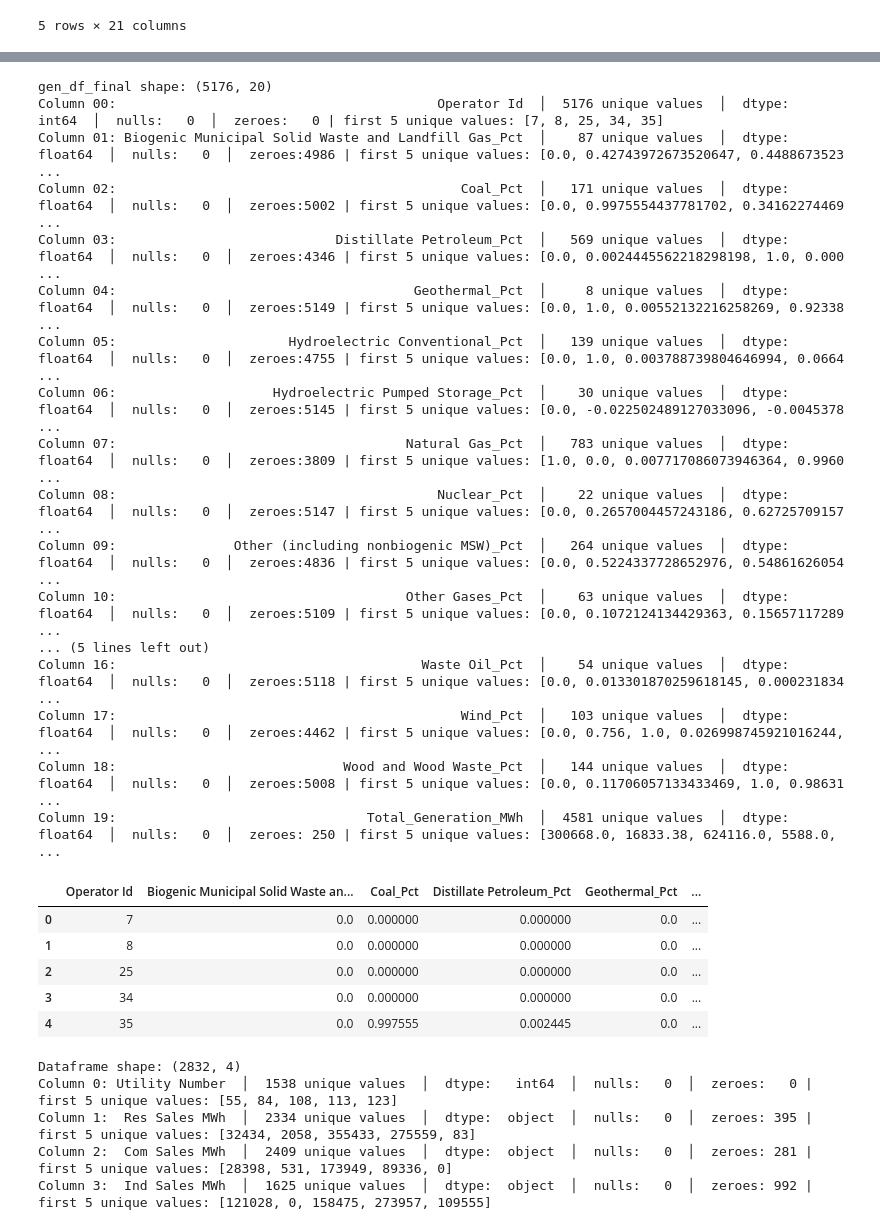
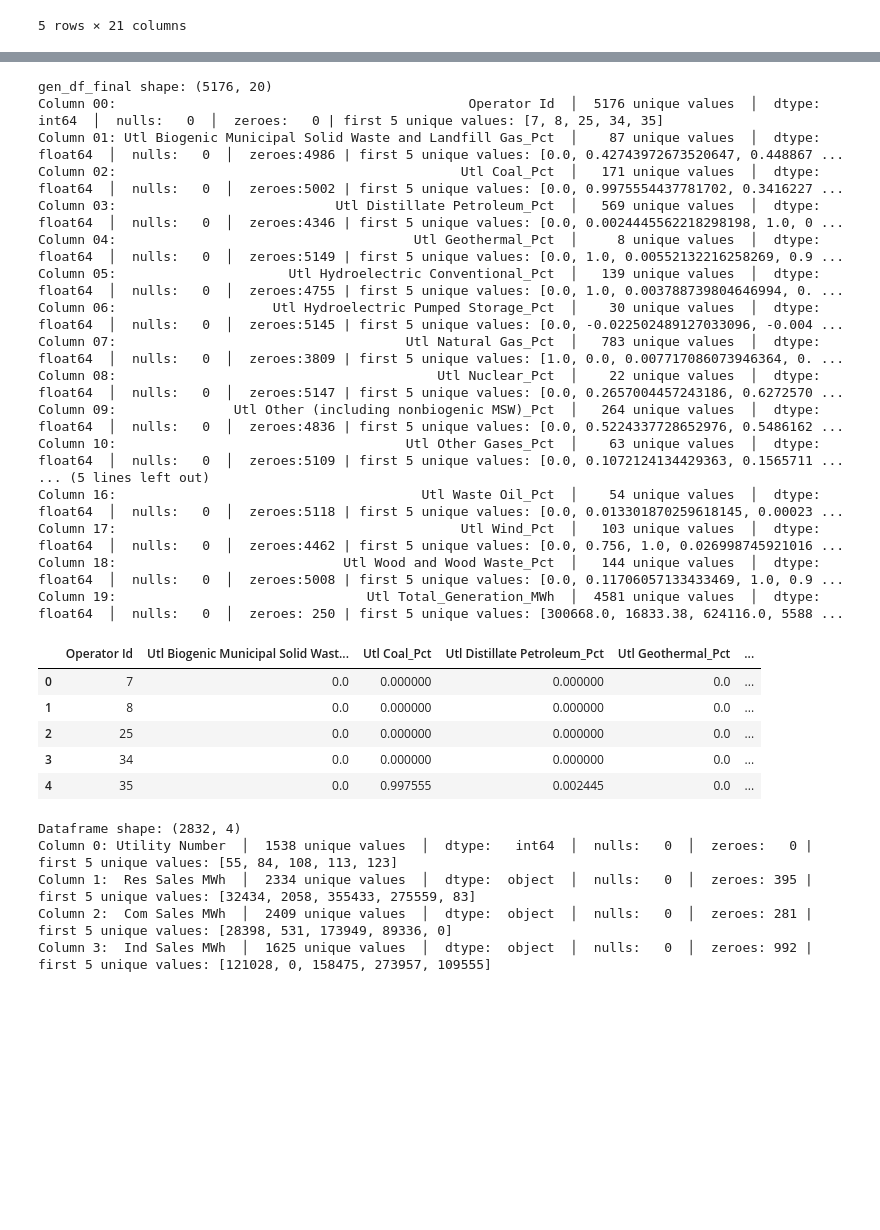
Before and after one commit to jcraciun/watts-the-cost-DATASCI-207, a Jupyter notebook: Watt is the Cost Data Cleaning.ipynb, the cells around one changed output, grey strips where cells are left out. Saved outputs shown, nothing was run; the diff lists cells and outputs as text; code cells hidden in the pictures; blank space fills up the shorter version.

```diff
--- a/Watt is the Cost Data Cleaning.ipynb
+++ b/Watt is the Cost Data Cleaning.ipynb
@@ -456,52 +456,52 @@ eia_mer_decoder = {
 'WWW': 'Wood and Wood Waste',
 }
 
 gen_df_filtered['Fuel_Description'] = gen_df_filtered['MER Fuel Type Code'].map(eia_mer_decoder).fillna('Other Unknown')
 
 
 #group by fuel type
 grouped = gen_df_filtered.groupby(['Operator Id', 'Fuel_Description'])['Net Generation (Megawatthours)'].sum().reset_index()
 
 gen_df_pivoted = grouped.pivot(index='Operator Id', columns = 'Fuel_Description', values = 'Net Generation (Megawatthours)').fillna(0)
 
-gen_df_pivoted['Total_Generation_MWh'] = gen_df_pivoted.sum(axis=1)
+gen_df_pivoted['Utl Total_Generation_MWh'] = gen_df_pivoted.sum(axis=1)
 
 fuel_columns = [col for col in gen_df_pivoted.columns if col in eia_mer_decoder.values()]
 for fuel in fuel_columns:
-    gen_df_pivoted[fuel] = (gen_df_pivoted[fuel]/gen_df_pivoted['Total_Generation_MWh']).fillna(0)
-    gen_df_pivoted = gen_df_pivoted.rename(columns= {fuel: f"{fuel}_Pct"})
+    gen_df_pivoted[fuel] = (gen_df_pivoted[fuel]/gen_df_pivoted['Utl Total_Generation_MWh']).fillna(0)
+    gen_df_pivoted = gen_df_pivoted.rename(columns= {fuel: f"Utl {fuel}_Pct"})
 
 gen_df_pivoted = gen_df_pivoted.reset_index()
 gen_df_pivoted.columns.name = None
 
 
 #Force Operator Id to Int
 gen_df_pivoted['Operator Id'] = pd.to_numeric(gen_df_pivoted['Operator Id'], errors = 'coerce')
 gen_df_pivoted = gen_df_pivoted.dropna()
 gen_df_pivoted['Operator Id'] = gen_df_pivoted['Operator Id'].astype(int)
 
 
 gen_df_final = gen_df_pivoted
 print_df_detail(gen_df_final, "gen_df_final")
 # %% [output]
 gen_df_final shape: (5176, 20)
-Column 00:                                         Operator Id  │  5176 unique values  │  dtype:   int64  │  nulls:   0  │  zeroes:   0 | first 5 unique values: [7, 8, 25, 34, 35]
-Column 01: Biogenic Municipal Solid Waste and Landfill Gas_Pct  │    87 unique values  │  dtype: float64  │  nulls:   0  │  zeroes:4986 | first 5 unique values: [0.0, 0.42743972673520647, 0.4488673523 ...
-Column 02:                                            Coal_Pct  │   171 unique values  │  dtype: float64  │  nulls:   0  │  zeroes:5002 | first 5 unique values: [0.0, 0.9975554437781702, 0.34162274469 ...
-Column 03:                            Distillate Petroleum_Pct  │   569 unique values  │  dtype: float64  │  nulls:   0  │  zeroes:4346 | first 5 unique values: [0.0, 0.0024445562218298198, 1.0, 0.000 ...
-Column 04:                                      Geothermal_Pct  │     8 unique values  │  dtype: float64  │  nulls:   0  │  zeroes:5149 | first 5 unique values: [0.0, 1.0, 0.00552132216258269, 0.92338 ...
-Column 05:                      Hydroelectric Conventional_Pct  │   139 unique values  │  dtype: float64  │  nulls:   0  │  zeroes:4755 | first 5 unique values: [0.0, 1.0, 0.003788739804646994, 0.0664 ...
-Column 06:                    Hydroelectric Pumped Storage_Pct  │    30 unique values  │  dtype: float64  │  nulls:   0  │  zeroes:5145 | first 5 unique values: [0.0, -0.022502489127033096, -0.0045378 ...
-Column 07:                                     Natural Gas_Pct  │   783 unique values  │  dtype: float64  │  nulls:   0  │  zeroes:3809 | first 5 unique values: [1.0, 0.0, 0.007717086073946364, 0.9960 ...
-Column 08:                                         Nuclear_Pct  │    22 unique values  │  dtype: float64  │  nulls:   0  │  zeroes:5147 | first 5 unique values: [0.0, 0.2657004457243186, 0.62725709157 ...
-Column 09:               Other (including nonbiogenic MSW)_Pct  │   264 unique values  │  dtype: float64  │  nulls:   0  │  zeroes:4836 | first 5 unique values: [0.0, 0.5224337728652976, 0.54861626054 ...
-Column 10:                                     Other Gases_Pct  │    63 unique values  │  dtype: float64  │  nulls:   0  │  zeroes:5109 | first 5 unique values: [0.0, 0.1072124134429363, 0.15657117289 ...
+Column 00:                                             Operator Id  │  5176 unique values  │  dtype:   int64  │  nulls:   0  │  zeroes:   0 | first 5 unique values: [7, 8, 25, 34, 35]
+Column 01: Utl Biogenic Municipal Solid Waste and Landfill Gas_Pct  │    87 unique values  │  dtype: float64  │  nulls:   0  │  zeroes:4986 | first 5 unique values: [0.0, 0.42743972673520647, 0.448867 ...
+Column 02:                                            Utl Coal_Pct  │   171 unique values  │  dtype: float64  │  nulls:   0  │  zeroes:5002 | first 5 unique values: [0.0, 0.9975554437781702, 0.3416227 ...
+Column 03:                            Utl Distillate Petroleum_Pct  │   569 unique values  │  dtype: float64  │  nulls:   0  │  zeroes:4346 | first 5 unique values: [0.0, 0.0024445562218298198, 1.0, 0 ...
+Column 04:                                      Utl Geothermal_Pct  │     8 unique values  │  dtype: float64  │  nulls:   0  │  zeroes:5149 | first 5 unique values: [0.0, 1.0, 0.00552132216258269, 0.9 ...
+Column 05:                      Utl Hydroelectric Conventional_Pct  │   139 unique values  │  dtype: float64  │  nulls:   0  │  zeroes:4755 | first 5 unique values: [0.0, 1.0, 0.003788739804646994, 0. ...
+Column 06:                    Utl Hydroelectric Pumped Storage_Pct  │    30 unique values  │  dtype: float64  │  nulls:   0  │  zeroes:5145 | first 5 unique values: [0.0, -0.022502489127033096, -0.004 ...
+Column 07:                                     Utl Natural Gas_Pct  │   783 unique values  │  dtype: float64  │  nulls:   0  │  zeroes:3809 | first 5 unique values: [1.0, 0.0, 0.007717086073946364, 0. ...
+Column 08:                                         Utl Nuclear_Pct  │    22 unique values  │  dtype: float64  │  nulls:   0  │  zeroes:5147 | first 5 unique values: [0.0, 0.2657004457243186, 0.6272570 ...
+Column 09:               Utl Other (including nonbiogenic MSW)_Pct  │   264 unique values  │  dtype: float64  │  nulls:   0  │  zeroes:4836 | first 5 unique values: [0.0, 0.5224337728652976, 0.5486162 ...
+Column 10:                                     Utl Other Gases_Pct  │    63 unique values  │  dtype: float64  │  nulls:   0  │  zeroes:5109 | first 5 unique values: [0.0, 0.1072124134429363, 0.1565711 ...
 ... (5 lines left out)
-Column 16:                                       Waste Oil_Pct  │    54 unique values  │  dtype: float64  │  nulls:   0  │  zeroes:5118 | first 5 unique values: [0.0, 0.013301870259618145, 0.000231834 ...
-Column 17:                                            Wind_Pct  │   103 unique values  │  dtype: float64  │  nulls:   0  │  zeroes:4462 | first 5 unique values: [0.0, 0.756, 1.0, 0.026998745921016244, ...
-Column 18:                             Wood and Wood Waste_Pct  │   144 unique values  │  dtype: float64  │  nulls:   0  │  zeroes:5008 | first 5 unique values: [0.0, 0.11706057133433469, 1.0, 0.98631 ...
-Column 19:                                Total_Generation_MWh  │  4581 unique values  │  dtype: float64  │  nulls:   0  │  zeroes: 250 | first 5 unique values: [300668.0, 16833.38, 624116.0, 5588.0,  ...
+Column 16:                                       Utl Waste Oil_Pct  │    54 unique values  │  dtype: float64  │  nulls:   0  │  zeroes:5118 | first 5 unique values: [0.0, 0.013301870259618145, 0.00023 ...
+Column 17:                                            Utl Wind_Pct  │   103 unique values  │  dtype: float64  │  nulls:   0  │  zeroes:4462 | first 5 unique values: [0.0, 0.756, 1.0, 0.026998745921016 ...
+Column 18:                             Utl Wood and Wood Waste_Pct  │   144 unique values  │  dtype: float64  │  nulls:   0  │  zeroes:5008 | first 5 unique values: [0.0, 0.11706057133433469, 1.0, 0.9 ...
+Column 19:                                Utl Total_Generation_MWh  │  4581 unique values  │  dtype: float64  │  nulls:   0  │  zeroes: 250 | first 5 unique values: [300668.0, 16833.38, 624116.0, 5588 ...
-|  | Operator Id | Biogenic Municipal Solid Waste an... | Coal_Pct | Distillate Petroleum_Pct | Geothermal_Pct | ... |
+|  | Operator Id | Utl Biogenic Municipal Solid Wast... | Utl Coal_Pct | Utl Distillate Petroleum_Pct | Utl Geothermal_Pct | ... |
 | 0 | 7 | 0.0 | 0.000000 | 0.000000 | 0.0 | ... |
 | 1 | 8 | 0.0 | 0.000000 | 0.000000 | 0.0 | ... |
 | 2 | 25 | 0.0 | 0.000000 | 0.000000 | 0.0 | ... |
```
Also changed, not shown: parts of 6 cells of this notebook, 1 other file.
